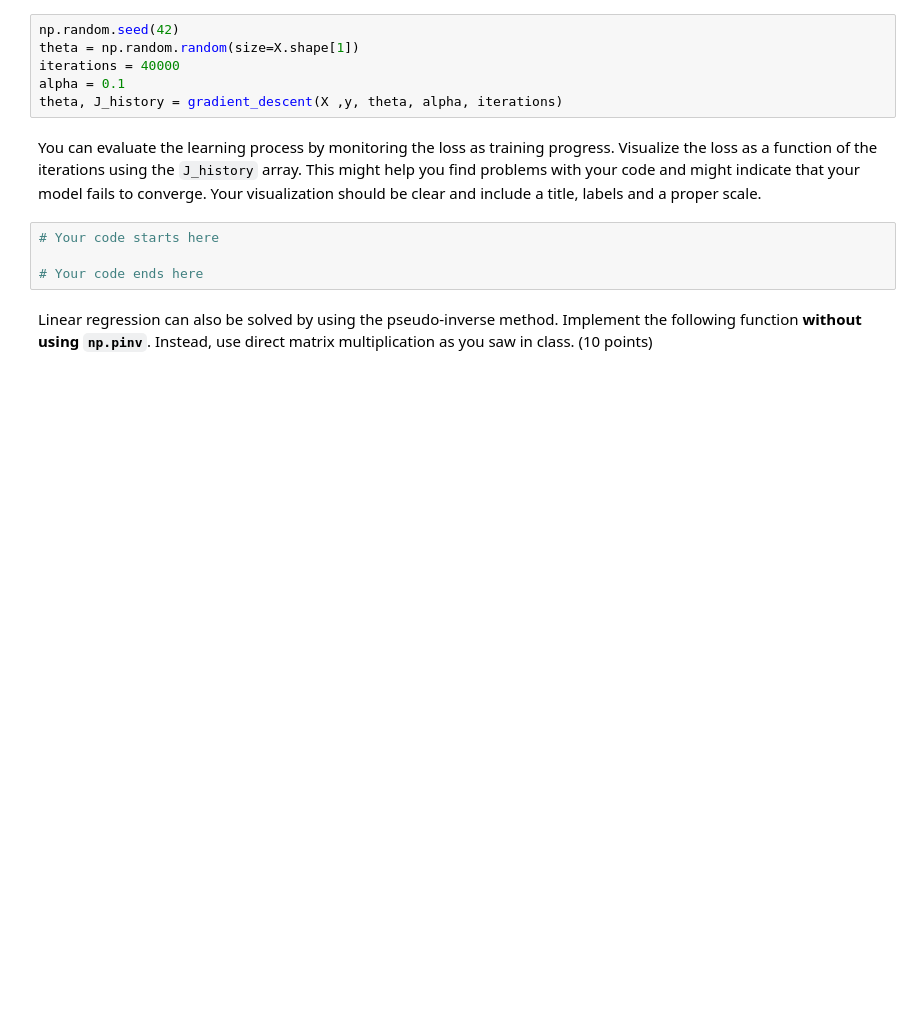
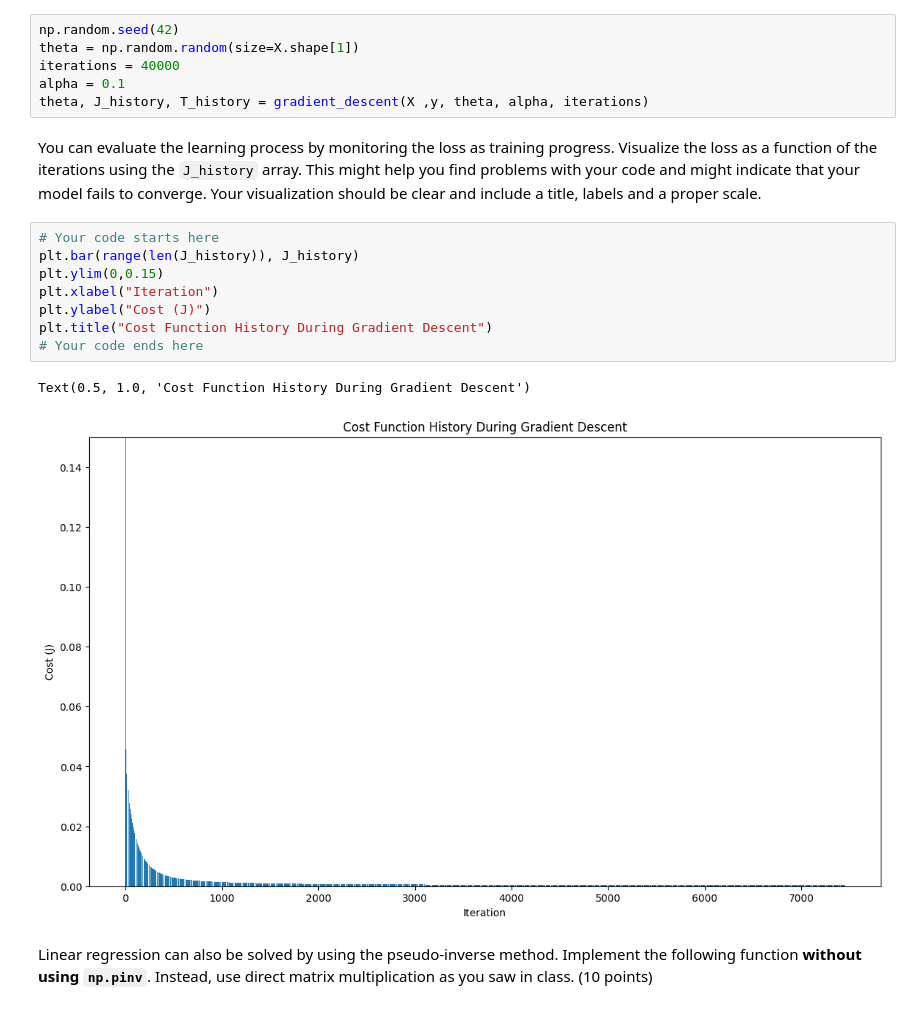
Before and after one commit to itanini/ML_ex2, a Jupyter notebook: hw2.ipynb, the cells around one changed output. Saved outputs shown, nothing was run; the diff lists cells and outputs as text; blank space fills up the shorter version.

```diff
--- a/hw2.ipynb
+++ b/hw2.ipynb
@@ -219,13 +223,20 @@ np.random.seed(42)
 theta = np.random.random(size=X.shape[1])
 iterations = 40000
 alpha = 0.1
-theta, J_history = gradient_descent(X ,y, theta, alpha, iterations)
+theta, J_history, T_history = gradient_descent(X ,y, theta, alpha, iterations)
 # %% [markdown]
 You can evaluate the learning process by monitoring the loss as training progress. Visualize the loss as a function of the iterations using the `J_history` array. This might help you find problems with your code and might indicate that your model fails to converge. Your visualization should be clear and include a title, labels and a proper scale.
-# %%
-# Your code starts here
-
-# Your code ends here
+# %%
+# Your code starts here
+plt.bar(range(len(J_history)), J_history)
+plt.ylim(0,0.15)
+plt.xlabel("Iteration")
+plt.ylabel("Cost (J)")
+plt.title("Cost Function History During Gradient Descent")
+# Your code ends here
+# %% [output]
+Text(0.5, 1.0, 'Cost Function History During Gradient Descent')
+[figure, added]
 # %% [markdown]
 Linear regression can also be solved by using the pseudo-inverse method. Implement the following function **without using `np.pinv`**. Instead, use direct matrix multiplication as you saw in class. (10 points)
 # %%
```
Also changed, not shown: parts of 8 cells of this notebook.
